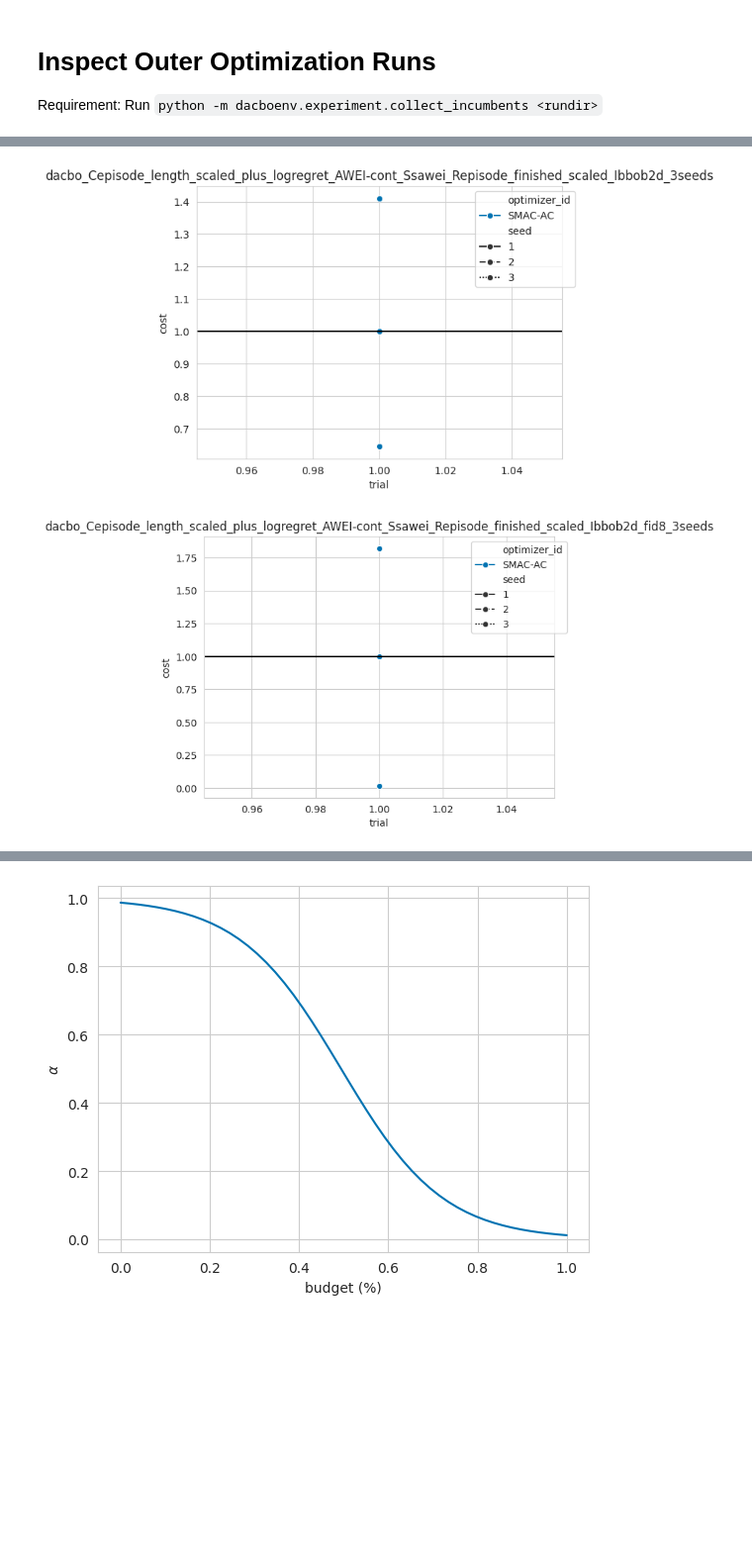
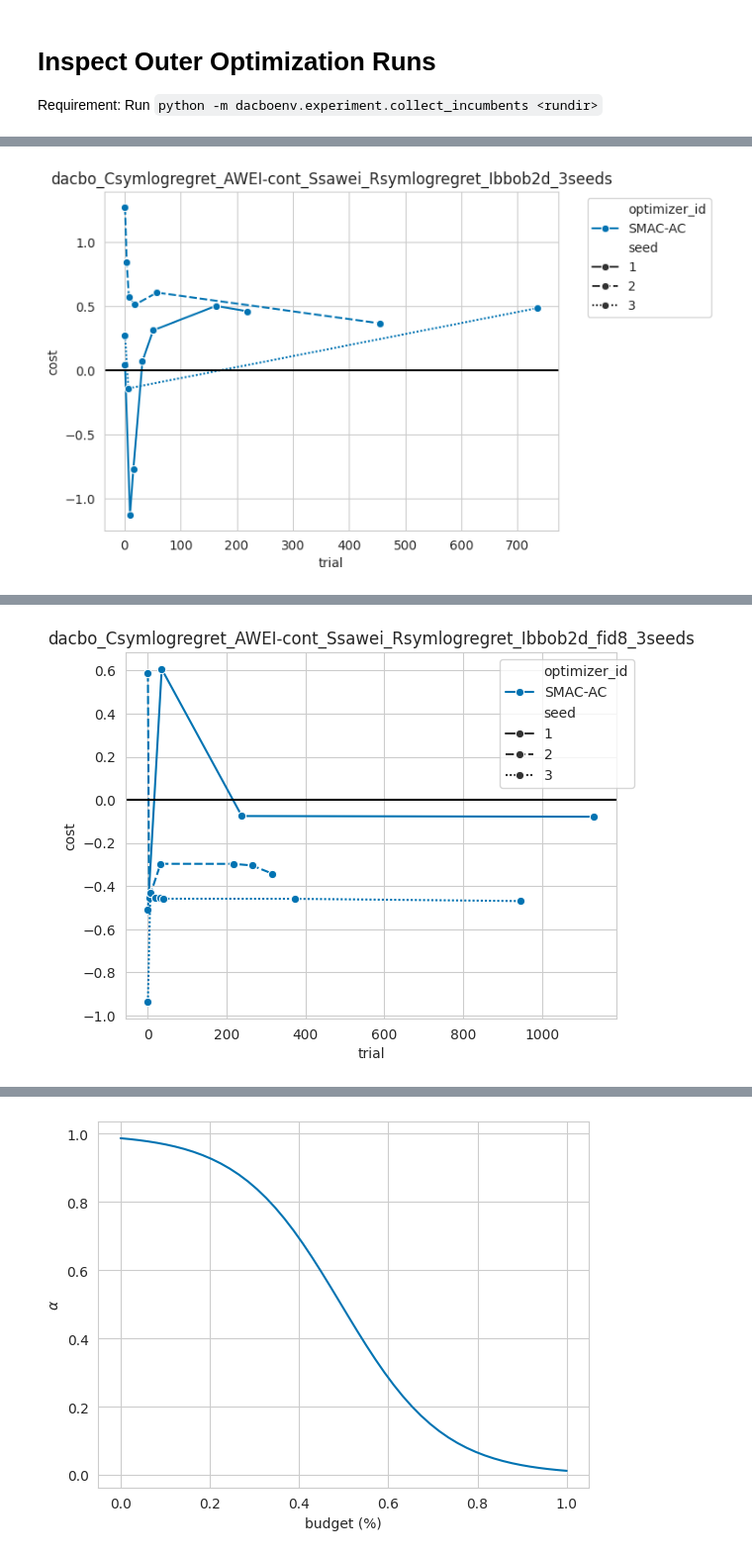
Before and after one commit to automl-private/dacboenv, a Jupyter notebook: notebooks/inspect_outer_opt.ipynb, the cells around one changed output, grey strips where cells are left out. Shown at 99% size. Cells and saved outputs as stored; diff of their text form; code cells hidden in the pictures; blank space fills up the shorter version.

```diff
--- a/notebooks/inspect_outer_opt.ipynb
+++ b/notebooks/inspect_outer_opt.ipynb
@@ -3,6 +3,7 @@
 
 Requirement: Run `python -m dacboenv.experiment.collect_incumbents <rundir>`
 # %%
+
 from pathlib import Path
 
 import matplotlib.pyplot as plt
@@ -16,7 +17,7 @@ from dacboenv.experiment.collect_incumbents import gather_data_smac
 
 rundir = Path("../runs/SMAC-AC")
 
-gather_data_smac(rundir)
+# gather_data_smac(rundir)
 
 trajectory_df = pd.read_csv(rundir / "trajectory.csv")
 configs_inc_df = pd.read_csv(rundir / "configs_inc.csv")
@@ -25,8 +26,11 @@ setup_seaborn()
 for task_id, group in trajectory_df.groupby("task_id"):
     if "sawei" not in task_id:
         continue
+    if "symlog" not in task_id:
+        continue
+    print(task_id)
     ax = sns.lineplot(data=group, x="trial", y="cost", hue="optimizer_id", style="seed", marker="o")
-    ax.axhline(1, color="black")
+    ax.axhline(0, color="black")
     ax.legend(bbox_to_anchor=(1.05, 1))
     ax.set_title(task_id)
     plt.show()
@@ -34,0 +39 @@ for task_id, group in trajectory_df.groupby("task_id"):
+[figure, new version]
@@ -37,2 +41 @@ for task_id, group in trajectory_df.groupby("task_id"):
-[figure, old version]
-[figure, old version]
+[figure, new version]
```
Also changed, not shown: parts of 3 cells of this notebook, 3 other files.
